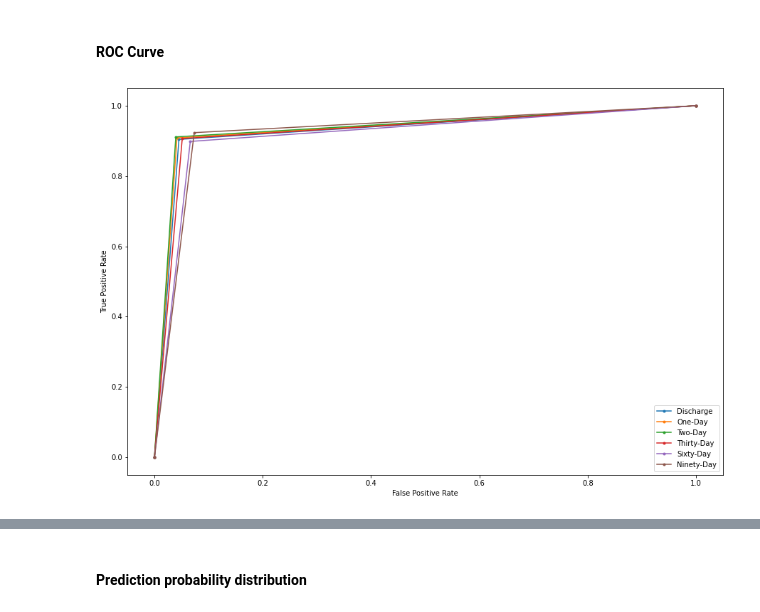
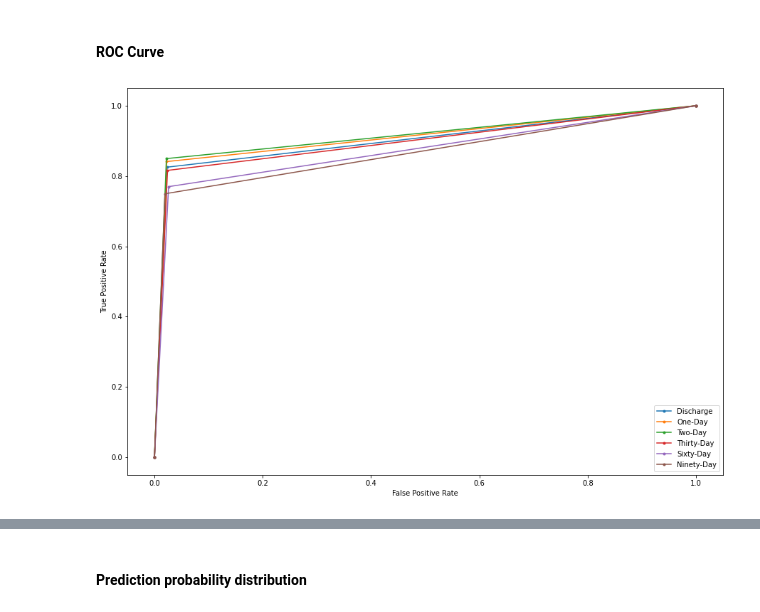
Before and after one commit to ryashpal/ML, a Jupyter notebook: mortality/xgboost.ipynb, the cells around one changed output, grey strips where cells are left out. Saved outputs shown, nothing was run; the diff lists cells and outputs as text; code cells hidden in the pictures.

```diff
--- a/mortality/xgboost.ipynb
+++ b/mortality/xgboost.ipynb
@@ -130,7 +132,8 @@ plt.barh(y=xgbDf.feature, width=xgbDf.weight)
 # %% [markdown]
 ### Two-day mortality prediction
 # %%
-xgb = XGBClassifier()
-xgb.fit(X_train, y_two_day_train)
-y_two_day_pred = xgb.predict(X_test)
+xgb_two_day = XGBClassifier()
+xgb_two_day.fit(X_train, y_two_day_train)
+y_two_day_pred = xgb_two_day.predict(X_test)
+y_two_day_prob = xgb_two_day.predict_proba(X_test)
 # %% [output]
@@ -152,7 +155,8 @@ plt.barh(y=xgbDf.feature, width=xgbDf.weight)
 # %% [markdown]
 ### Thirty-day mortality prediction
 # %%
-xgb = XGBClassifier()
-xgb.fit(X_train, y_thirty_day_train)
-y_thirty_day_pred = xgb.predict(X_test)
+xgb_thirty_day = XGBClassifier()
+xgb_thirty_day.fit(X_train, y_thirty_day_train)
+y_thirty_day_pred = xgb_thirty_day.predict(X_test)
+y_thirty_day_prob = xgb_thirty_day.predict_proba(X_test)
 # %% [output]
@@ -174,7 +178,8 @@ plt.barh(y=xgbDf.feature, width=xgbDf.weight)
 # %% [markdown]
 ### Sixty-day mortality prediction
 # %%
-xgb = XGBClassifier()
-xgb.fit(X_train, y_sixty_day_train)
-y_sixty_day_pred = xgb.predict(X_test)
+xgb_sixty_day = XGBClassifier()
+xgb_sixty_day.fit(X_train, y_sixty_day_train)
+y_sixty_day_pred = xgb_sixty_day.predict(X_test)
+y_sixty_day_prob = xgb_sixty_day.predict_proba(X_test)
 # %% [output]
@@ -196,7 +201,8 @@ plt.barh(y=xgbDf.feature, width=xgbDf.weight)
 # %% [markdown]
 ### Ninety-day mortality prediction
 # %%
-xgb = XGBClassifier()
-xgb.fit(X_train, y_ninety_day_train)
-y_ninety_day_pred = xgb.predict(X_test)
+xgb_ninety_day = XGBClassifier()
+xgb_ninety_day.fit(X_train, y_ninety_day_train)
+y_ninety_day_pred = xgb_ninety_day.predict(X_test)
+y_ninety_day_prob = xgb_ninety_day.predict_proba(X_test)
 # %% [output]
@@ -335,25 +377,25 @@ cm_analysis(y_ninety_day_pred, y_ninety_day_test, labels, ymap=None, figsize=(5,
 # %%
 from sklearn.metrics import roc_curve
 
 plt.figure(figsize=(15,10))
 
 for (pred, test, label) in [
         (y_discharge_pred, y_discharge_test, 'Discharge')
         , (y_one_day_pred, y_one_day_test, 'One-Day')
         , (y_two_day_pred, y_two_day_test, 'Two-Day')
         , (y_thirty_day_pred, y_thirty_day_test, 'Thirty-Day')
         , (y_sixty_day_pred, y_sixty_day_test, 'Sixty-Day')
         , (y_ninety_day_pred, y_ninety_day_test, 'Ninety-Day')
     ]:
-    fpr, tpr, _ = roc_curve(pred, test)
+    fpr, tpr, _ = roc_curve(test, pred)
     plt.plot(fpr, tpr, marker='.', label=label)
 
 # axis labels
 plt.xlabel('False Positive Rate')
 plt.ylabel('True Positive Rate')
 # show the legend
 plt.legend()
 # show the plot
 plt.show()
 # %% [output]
-[figure, old version]
+[figure, new version]
```
Also changed, not shown: parts of 25 cells of this notebook.
